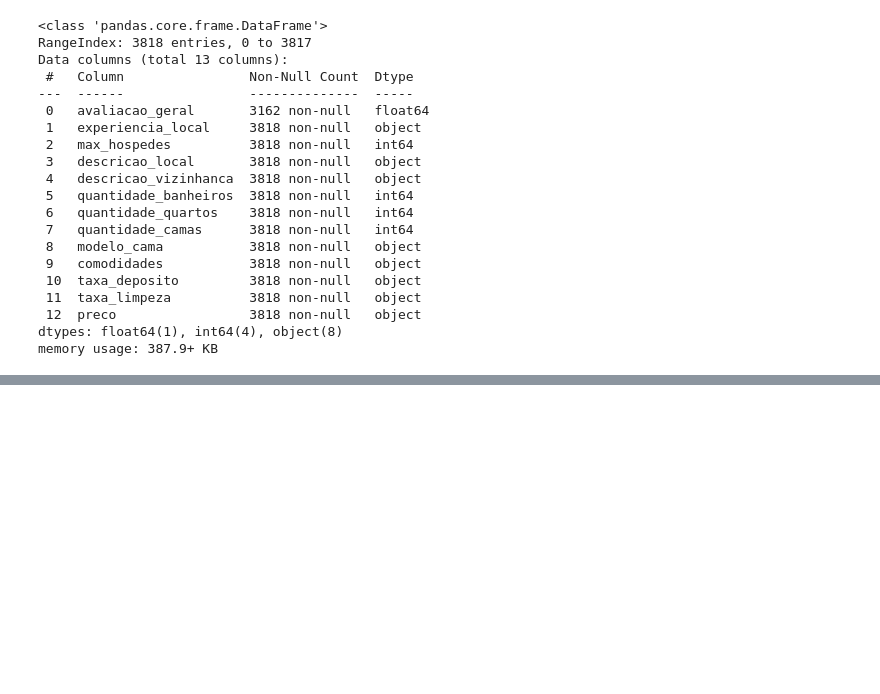
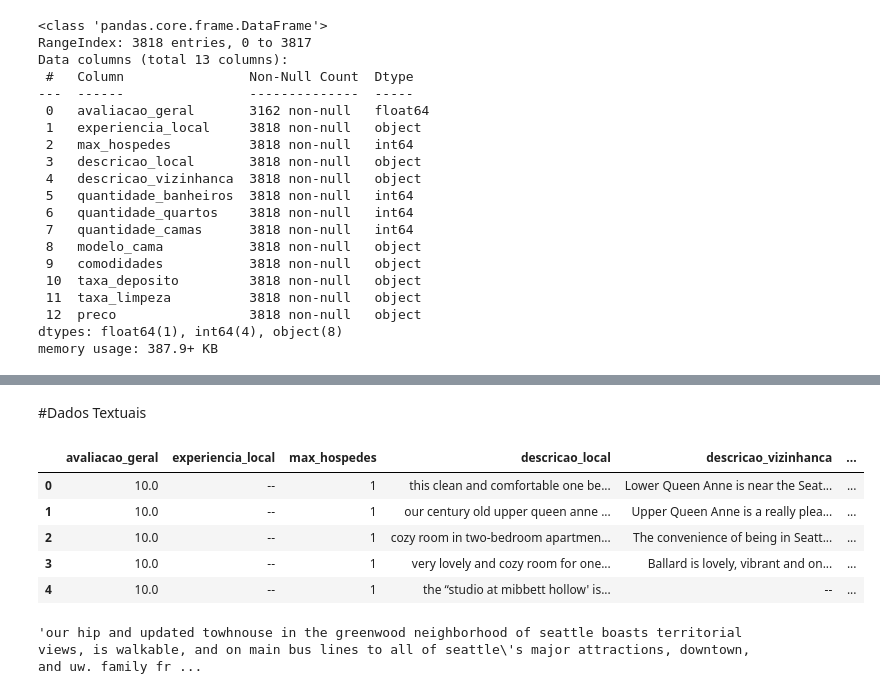
Before and after one commit to TheMelodie/studyingPandas, a Jupyter notebook: StudyingPandasNovember2025P2.ipynb, the cells around one changed output, grey strips where cells are left out. Cells and saved outputs as stored; diff of their text form; code cells hidden in the pictures; blank space fills up the shorter version.

```diff
--- a/StudyingPandasNovember2025P2.ipynb
+++ b/StudyingPandasNovember2025P2.ipynb
@@ -183,4 +183,4 @@ dados['preco'] = dados['preco'].apply(lambda x: x.replace('$','').replace(',',''
 # %%
 dados['preco'] = dados['preco'].astype(float)
 # %%
-dados[['taxa_deposito', 'taxa_limpeza']].applymap(lambda x: x.replace('$','').replace(',','').strip())
+dados[['taxa_deposito', 'taxa_limpeza']] = dados[['taxa_deposito', 'taxa_limpeza']].applymap(lambda x: x.replace('$','').replace(',','').strip())
@@ -200,0 +187,2 @@ dados[['taxa_deposito', 'taxa_limpeza']].applymap(lambda x: x.replace('$','').re
+# %%
+dados[['taxa_deposito', 'taxa_limpeza']] = dados[['taxa_deposito', 'taxa_limpeza']].astype(float)
@@ -200,0 +212,17 @@ dados[['taxa_deposito', 'taxa_limpeza']].applymap(lambda x: x.replace('$','').re
+# %% [markdown]
+#Dados Textuais
+# %%
+dados['descricao_local'] = dados['descricao_local'].str.lower() # Passa todo o texto como string e deixa maiúsculo #
+# %%
+dados.head()
+# %% [output]
+|  | avaliacao_geral | experiencia_local | max_hospedes | descricao_local | descricao_vizinhanca | ... |
+| 0 | 10.0 | -- | 1 | this clean and comfortable one be... | Lower Queen Anne is near the Seat... | ... |
+| 1 | 10.0 | -- | 1 | our century old upper queen anne ... | Upper Queen Anne is a really plea... | ... |
+| 2 | 10.0 | -- | 1 | cozy room in two-bedroom apartmen... | The convenience of being in Seatt... | ... |
+| 3 | 10.0 | -- | 1 | very lovely and cozy room for one... | Ballard is lovely, vibrant and on... | ... |
+| 4 | 10.0 | -- | 1 | the “studio at mibbett hollow' is... | -- | ... |
+# %%
+dados['descricao_local'][1743]
+# %% [output]
+'our hip and updated towhnouse in the greenwood neighborhood of seattle boasts territorial views, is walkable, and on main bus lines to all of seattle\'s major attractions, downtown, and uw. family fr ...
```
Also changed, not shown: parts of 17 cells of this notebook.
